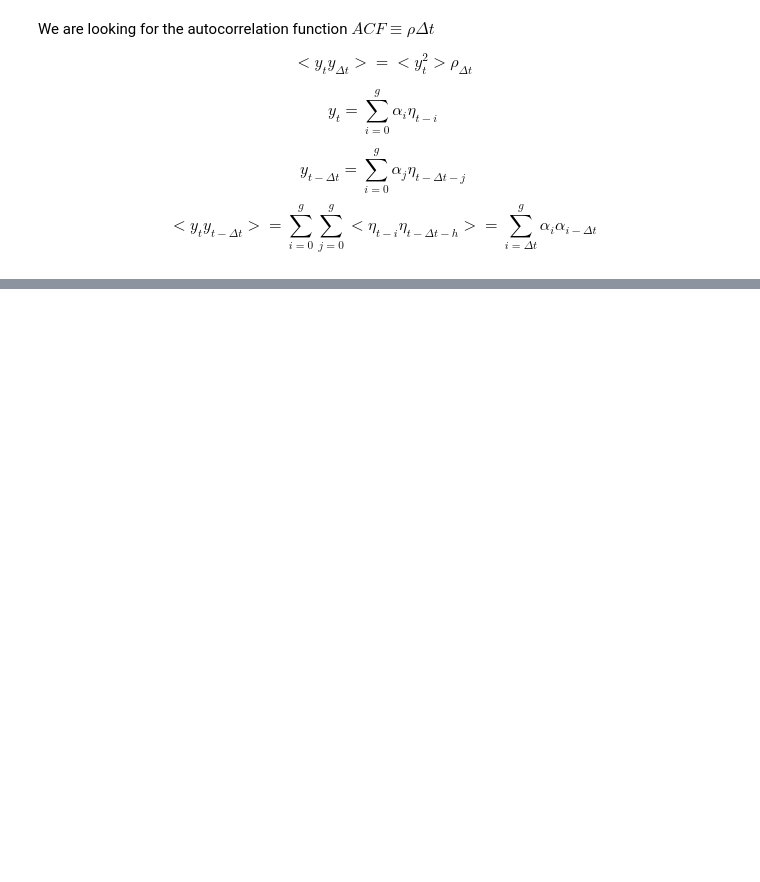
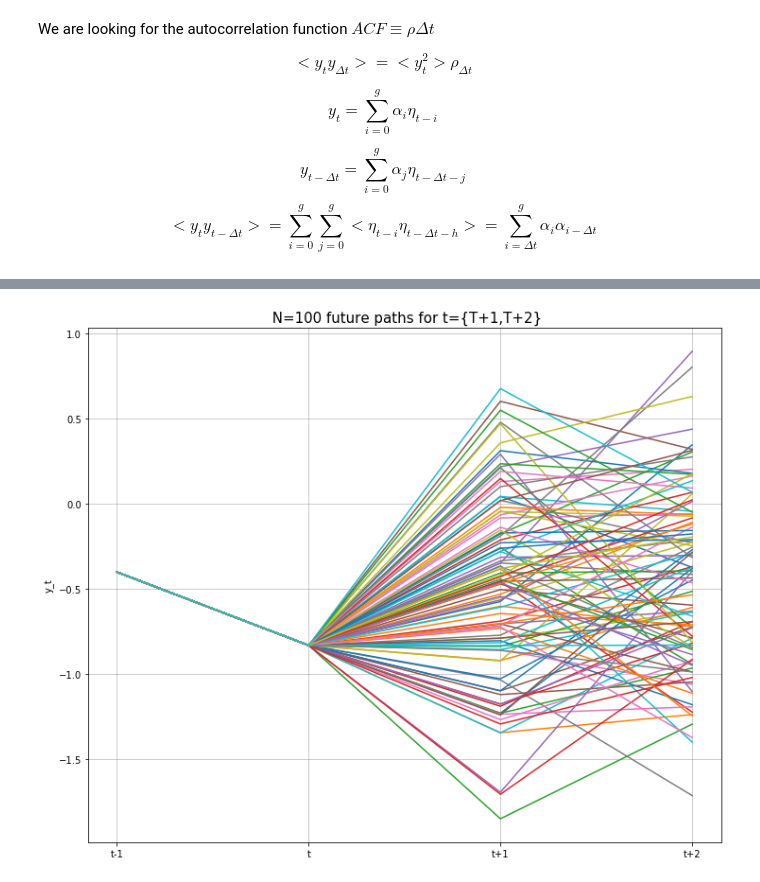
Before and after one commit to Milwa97/Financial-instruments-and-pricing, a Jupyter notebook: semestr II/set 4/exercise2.ipynb, the cells around one changed output, grey strips where cells are left out. Cells and saved outputs as stored; diff of their text form; code cells hidden in the pictures; blank space fills up the shorter version.

```diff
--- a/semestr II/set 4/exercise2.ipynb
+++ b/semestr II/set 4/exercise2.ipynb
@@ -511,0 +478,24 @@ If we take only $a_i$'s such that the roots $|z|>0$, we are left with:
+# %%
+def data_generator(alpha1, alpha2, alpha_0, past_data, T=2):
+
+    for i in range(len(past_data), T + len(past_data)):
+        noise = np.random.normal(0,1)
+        new = alpha_0*noise + alpha1*past_data[i-1] + alpha2*past_data[i-2]
+        past_data= np.append(past_data,new)
+
+    return past_data
+# %%
+alpha1, alpha2 = [ 0.41126442, 0.31314482]
+alpha_0 = 0.5113506601881491
+
+past_data = data[-2:]
+n = 100
+data_gen = []
+
+for i in range(n):
+    data_gen.append(data_generator(alpha1, alpha2, alpha_0, past_data))
+# %%
+cols=[ 't-1', 't', 't+1', 't+2']
+
+df_gen = pd.DataFrame(data_gen, columns = cols)
+df_gen
@@ -511,0 +516,11 @@ If we take only $a_i$'s such that the roots $|z|>0$, we are left with:
+# %%
+fig, ax = plt.subplots(figsize = (12,10))
+
+ax.set_ylabel('y_t')
+ax.set_title(' N=100 future paths for t={T+1,T+2}', fontsize = 15)
+ax.grid(color = 'gray', alpha = 0.5)
+
+for i in range(n):
+    ax.plot(df_gen.loc[i])
+# %% [output]
+[figure, added]
```
Also changed, not shown: parts of 40 cells of this notebook, 9 other files.
